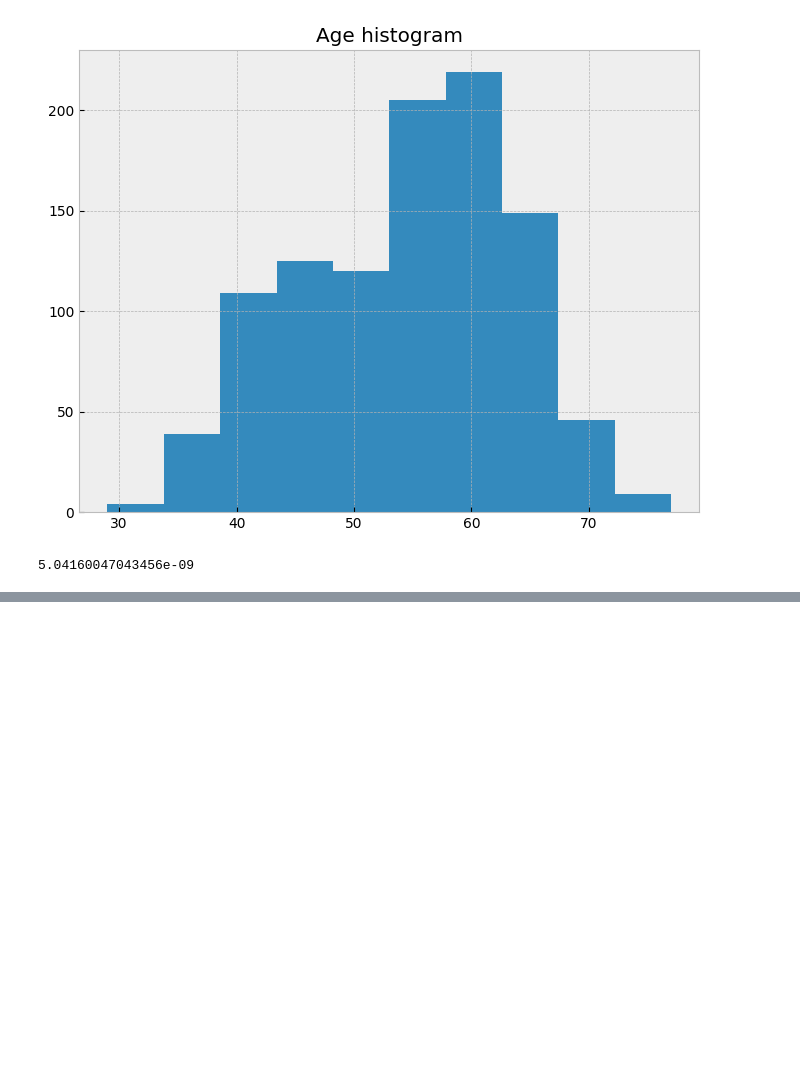
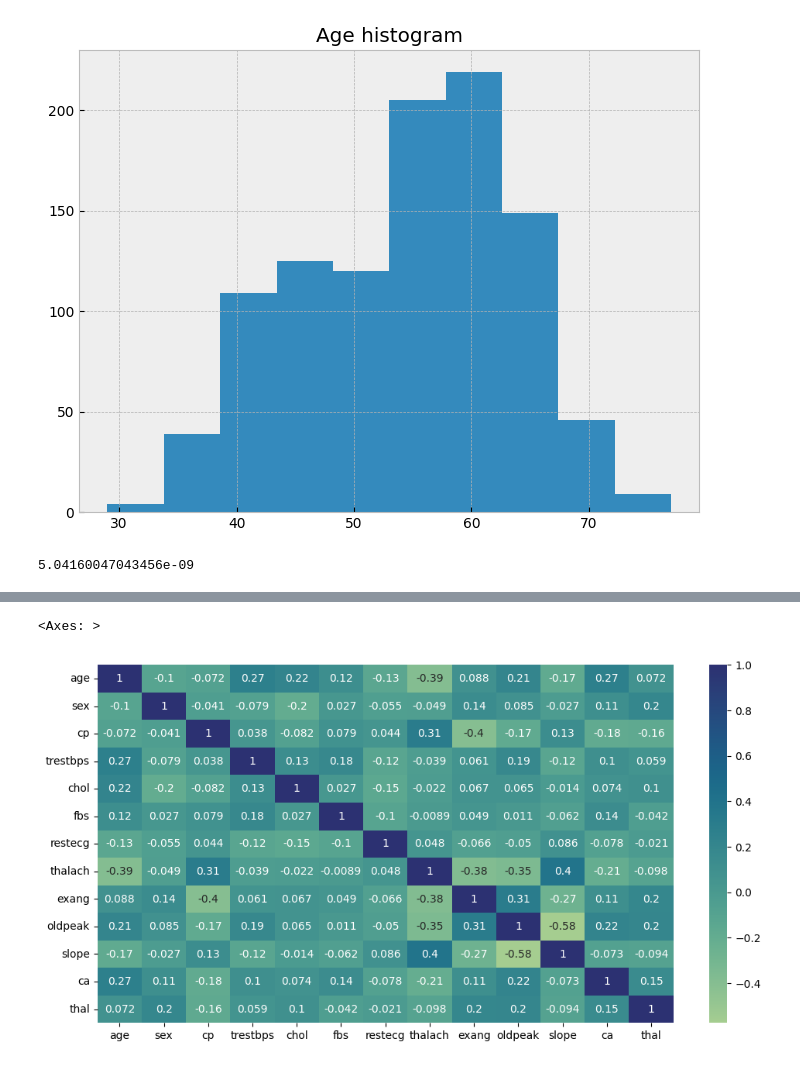
Before and after one commit to KamilShape/heart_disease_classification, a Jupyter notebook: heart_disease_classification.ipynb, the cells around one changed output, grey strips where cells are left out. Saved outputs shown, nothing was run; the diff lists cells and outputs as text; code cells hidden in the pictures; blank space fills up the shorter version.

```diff
--- a/heart_disease_classification.ipynb
+++ b/heart_disease_classification.ipynb
@@ -79,0 +93,8 @@ sorted_positive_group
+# %%
+#correlation map
+plt.style.use('default')
+plt.rcParams['figure.figsize'] = (12, 6)
+sns.heatmap(heart.iloc[:,:-2].corr(), annot=True, cmap="crest")
+# %% [output]
+<Axes: >
+[figure, added]
```
Also changed, not shown: parts of 5 cells of this notebook.
